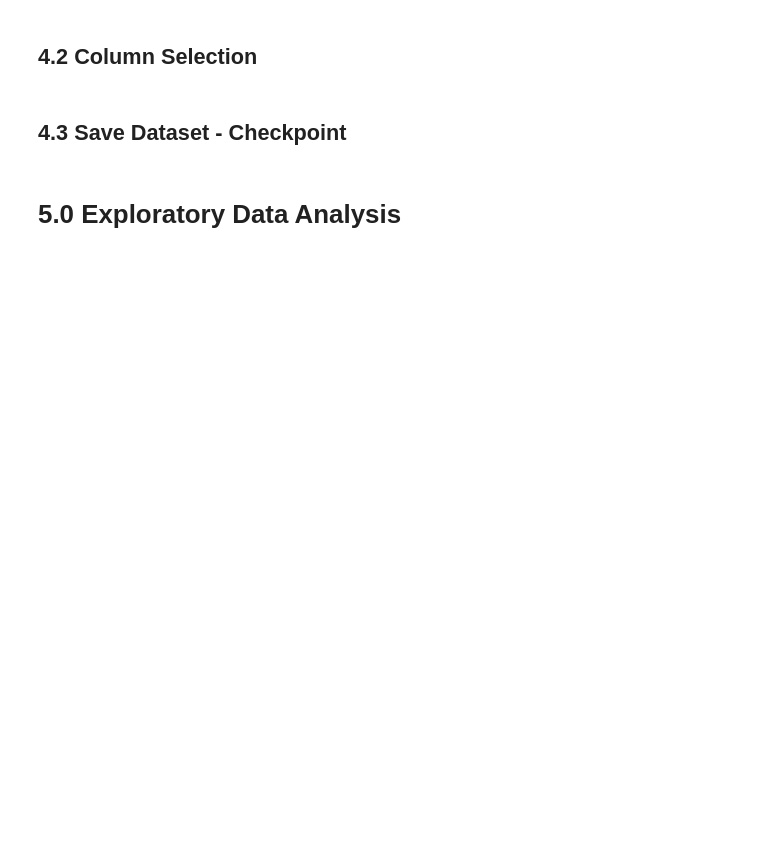
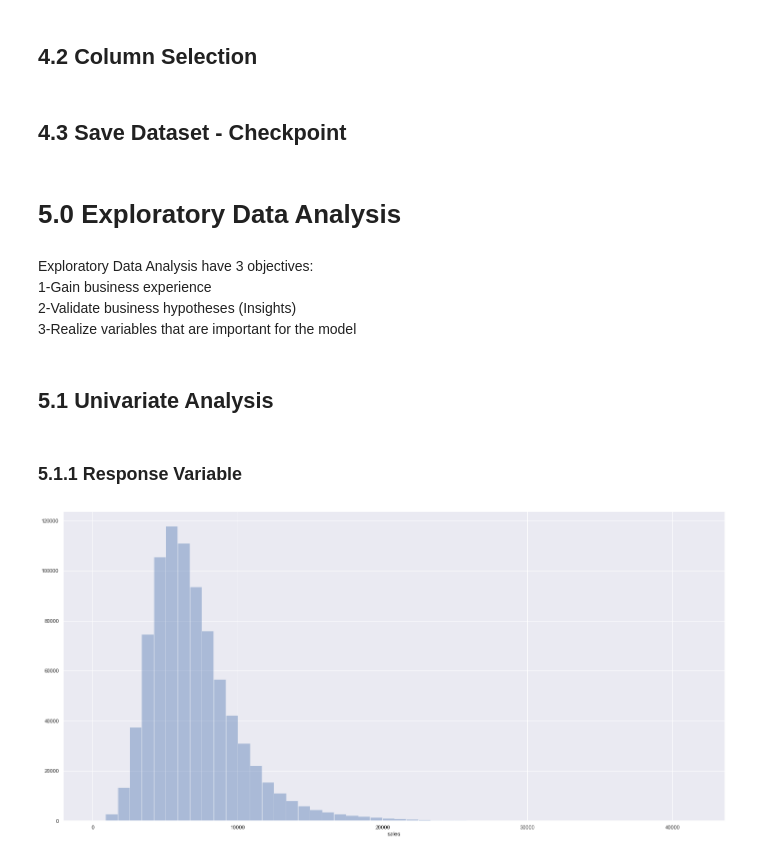
Before and after one commit to leandrogarcialopes/RossmannStoreSales, a Jupyter notebook: Rossmann_Store_Sales.ipynb, the cells around one changed output. Drawn from its saved outputs; the diff is of its cells as text; code cells hidden in the pictures; blank space fills up the shorter version.

```diff
--- a/Rossmann_Store_Sales.ipynb
+++ b/Rossmann_Store_Sales.ipynb
@@ -409,4 +620,17 @@ pd.to_csv('data/04_Rossmann.csv', index = False)
 # %% [markdown]
 # 5.0 Exploratory Data Analysis
+# %% [markdown]
+Exploratory Data Analysis have 3 objectives:
+1-Gain business experience
+2-Validate business hypotheses (Insights)
+3-Realize variables that are important for the model
 # %%
 df5 = df4.copy()
+# %% [markdown]
+## 5.1 Univariate Analysis
+# %% [markdown]
+### 5.1.1 Response Variable
+# %%
+sns.distplot(df5['sales'], kde = False);
+# %% [output]
+[figure, added]
```
Also changed, not shown: parts of 47 cells of this notebook.
